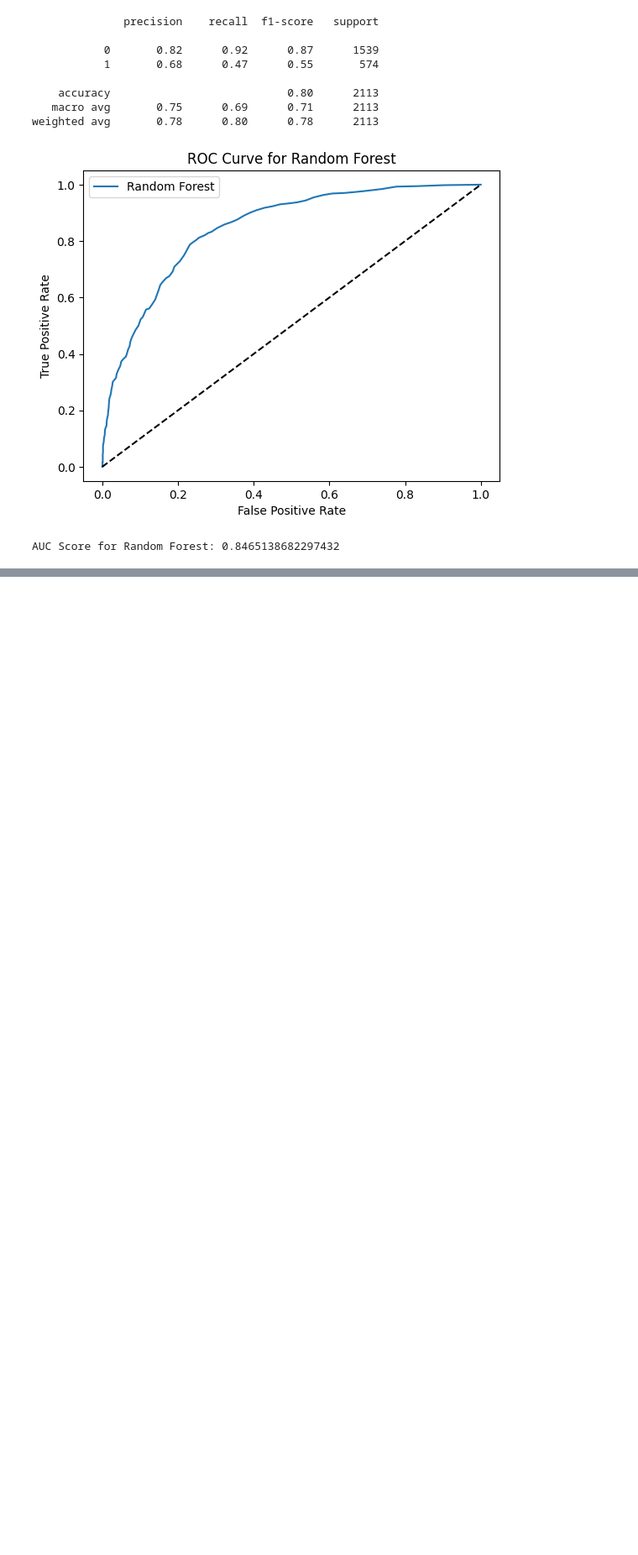
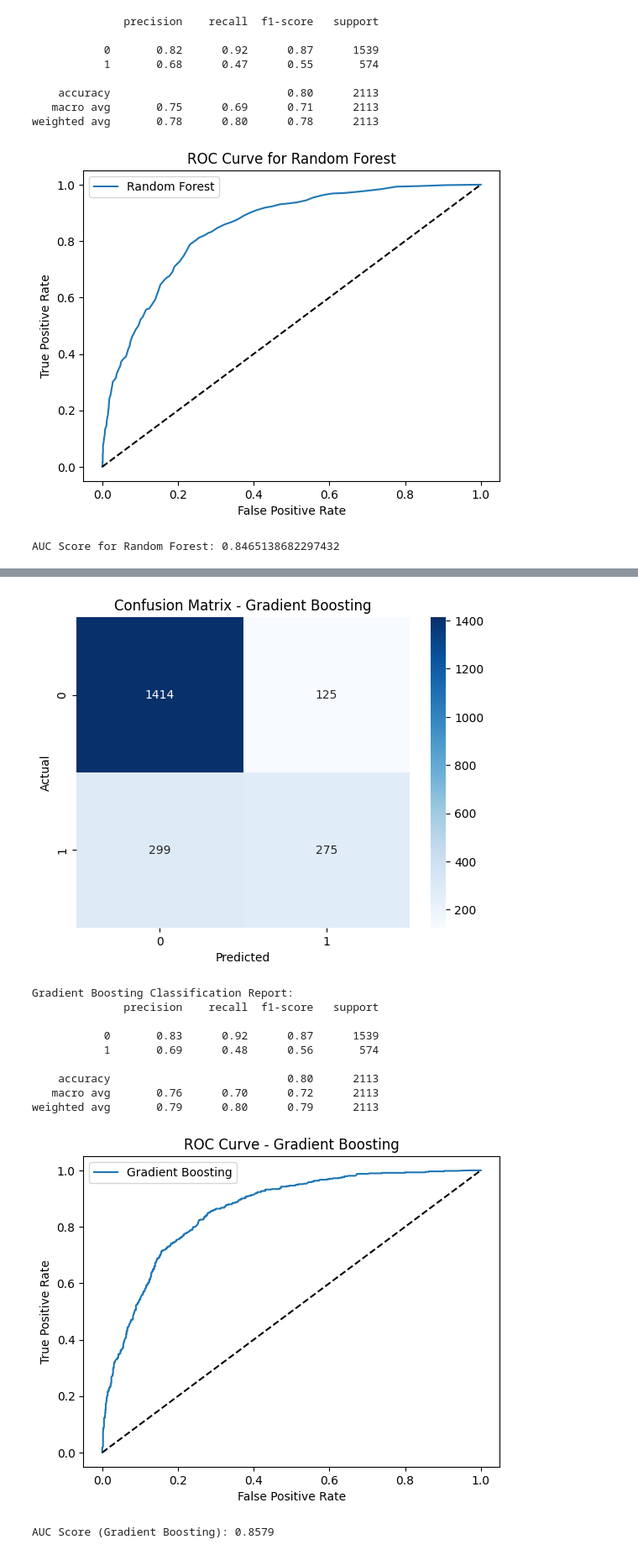
Before and after one commit to kinjalraval2225/Master_project, a Jupyter notebook: Telco_Chrun.ipynb, the cells around one changed output, grey strips where cells are left out. Shown at 84% size. Saved outputs shown, nothing was run; the diff lists cells and outputs as text; code cells hidden in the pictures; blank space fills up the shorter version.

```diff
--- a/Telco_Chrun.ipynb
+++ b/Telco_Chrun.ipynb
@@ -561,0 +655,48 @@ AUC Score (XGBoost): 0.8368
+# %%
+from sklearn.ensemble import GradientBoostingClassifier
+
+# Train Gradient Boosting on SMOTE-resampled data
+gb_model = GradientBoostingClassifier(random_state=42)
+gb_model.fit(X_train, y_train)
+
+# Predict on test set
+y_pred_gb = gb_model.predict(X_test)
+
+# Confusion Matrix
+conf_matrix_gb = confusion_matrix(y_test, y_pred_gb)
+sns.heatmap(conf_matrix_gb, annot=True, fmt='d', cmap='Blues')
+plt.title('Confusion Matrix - Gradient Boosting')
+plt.xlabel('Predicted')
+plt.ylabel('Actual')
+plt.show()
+
+# Classification Report
+print("Gradient Boosting Classification Report:")
+print(classification_report(y_test, y_pred_gb))
+
+# ROC Curve
+y_prob_gb = gb_model.predict_proba(X_test)[:, 1]
+fpr_gb, tpr_gb, _ = roc_curve(y_test, y_prob_gb)
+plt.plot(fpr_gb, tpr_gb, label='Gradient Boosting')
+plt.plot([0, 1], [0, 1], 'k--')
+plt.xlabel('False Positive Rate')
+plt.ylabel('True Positive Rate')
+plt.title('ROC Curve - Gradient Boosting')
+plt.legend()
+plt.show()
+
+# AUC Score
+print(f"AUC Score (Gradient Boosting): {roc_auc_score(y_test, y_prob_gb):.4f}")
+# %% [output]
+[figure, added]
+Gradient Boosting Classification Report:
+              precision    recall  f1-score   support
+
+           0       0.83      0.92      0.87      1539
+           1       0.69      0.48      0.56       574
+
+    accuracy                           0.80      2113
+   macro avg       0.76      0.70      0.72      2113
+weighted avg       0.79      0.80      0.79      2113
+[figure, added]
+AUC Score (Gradient Boosting): 0.8579
```
Also changed, not shown: parts of 5 cells of this notebook.
